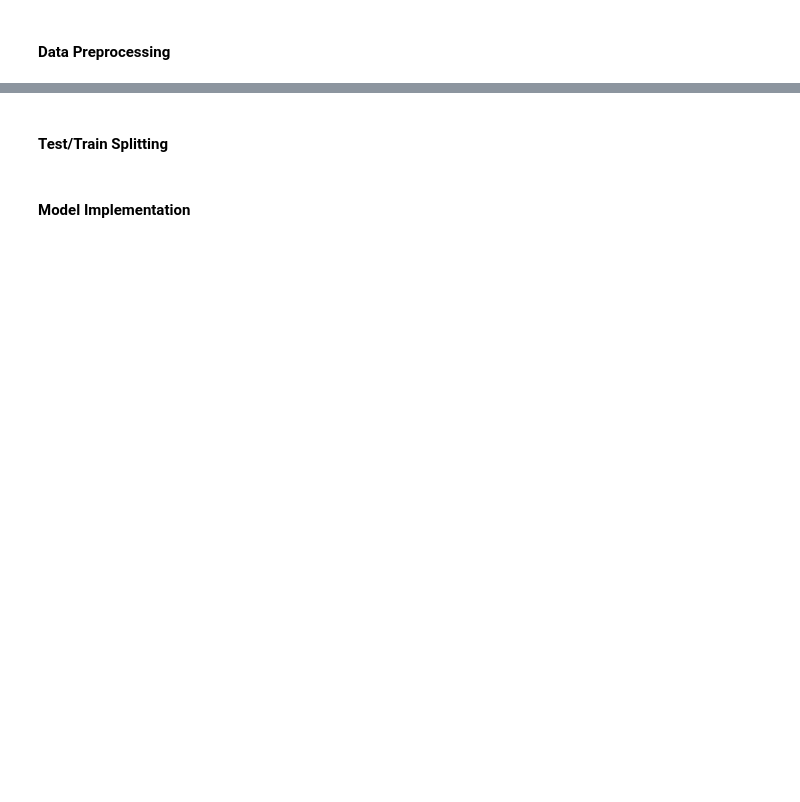
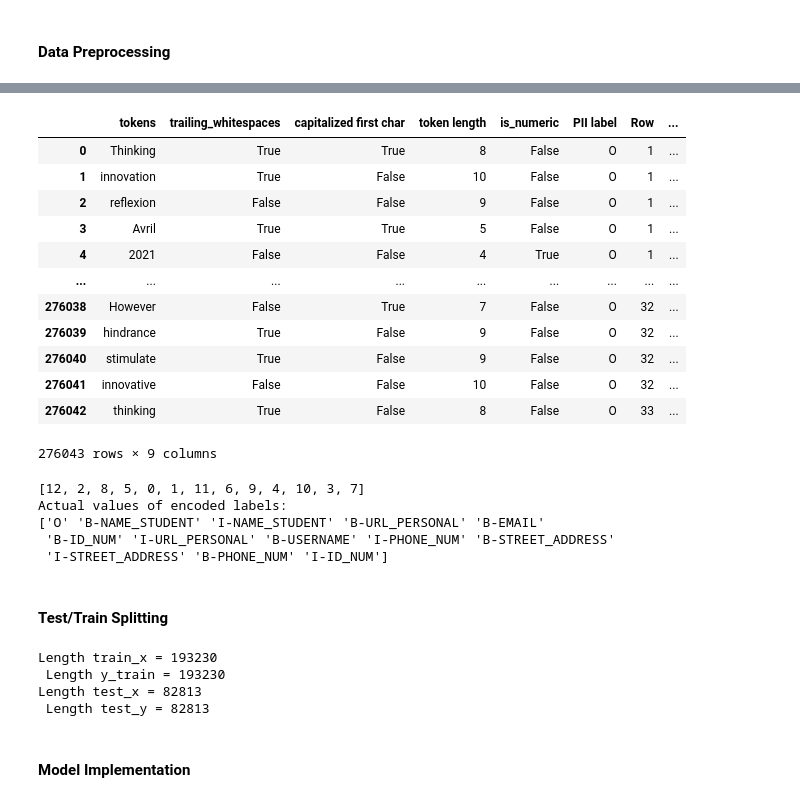
Before and after one commit to vik01/PII-data-detection, a Jupyter notebook: Model 5 - XGBoost/XGBoostModel.ipynb, the cells around one changed output, grey strips where cells are left out. Drawn from its saved outputs; the diff is of its cells as text; code cells hidden in the pictures; blank space fills up the shorter version.

```diff
--- a/Model 5 - XGBoost/XGBoostModel.ipynb
+++ b/Model 5 - XGBoost/XGBoostModel.ipynb
@@ -134,7 +136,7 @@ def engineer_data_for_model(data):
         "capitalized first char": [True if label[0].isupper() else False for label in tokens],
         "token length": [len(token) for token in tokens],
         "is_numeric": [True if token.isnumeric() else False for token in tokens],
-        "PII label": [pii_number_encoding[label] for label in labels],
+        "PII label": labels,
         "Row": rows,
         "Closest PII data": closest_labels
     }
@@ -159,7 +161,7 @@ def engineer_data_for_model(data):
             "capitalized first char": [True if label[0].isupper() else False for label in tokens],
             "token length": [len(token) for token in tokens],
             "is_numeric": [True if token.isnumeric() else False for token in tokens],
-            "PII label": [pii_number_encoding[label] for label in labels],
+            "PII label": labels,
             "Row": rows,
             "Closest PII data": closest_labels
         }
@@ -186,11 +202,12 @@ encoded_tokens
 # %%
-import hashlib
+# import hashlib
 
-hashed_values = [hashlib.sha256(row.tobytes()).hexdigest() for row in encoded_tokens]
+# hashed_values = [hashlib.sha1(row.tobytes()).hexdigest() for row in encoded_tokens]
 
-hashed_integers = [int(hash_val, 16) for hash_val in hashed_values]
+# hashed_integers = [int(hash_val, 16) for hash_val in hashed_values]
+# hashed_integers[0]
 
-data["hashed_tokens"] = hashed_integers
-data.astype({'hashed_tokens': 'int64'})
+# data["hashed_tokens"] = hashed_integers
+# data.astype({'hashed_tokens': 'int64'}).dtypes
 
-data
+# data
@@ -202,3 +214,39 @@ data.dtypes
+# %%
+from sklearn.preprocessing import LabelEncoder
+
+# Multinomial encoding
+le = LabelEncoder()
+data['Y'] = le.fit_transform(data['PII label'])
+data
+# %% [output]
+|  | tokens | trailing_whitespaces | capitalized first char | token length | is_numeric | PII label | Row | ... |
+| 0 | Thinking | True | True | 8 | False | O | 1 | ... |
+| 1 | innovation | True | False | 10 | False | O | 1 | ... |
+| 2 | reflexion | False | False | 9 | False | O | 1 | ... |
+| 3 | Avril | True | True | 5 | False | O | 1 | ... |
+| 4 | 2021 | False | False | 4 | True | O | 1 | ... |
+| ... | ... | ... | ... | ... | ... | ... | ... | ... |
+| 276038 | However | False | True | 7 | False | O | 32 | ... |
+| 276039 | hindrance | True | False | 9 | False | O | 32 | ... |
+| 276040 | stimulate | True | False | 9 | False | O | 32 | ... |
+| 276041 | innovative | False | False | 10 | False | O | 32 | ... |
+| 276042 | thinking | True | False | 8 | False | O | 33 | ... |
+276043 rows × 9 columns
+# %%
+# Get the unique values and print them.
+unique_list = data["Y"].unique().tolist()
+print(unique_list)
+
+# Display the actual values of the encoded labels
+inverse_encoded_classes = le.inverse_transform(unique_list)
+print("Actual values of encoded labels:")
+print(inverse_encoded_classes)
+# %% [output]
+[12, 2, 8, 5, 0, 1, 11, 6, 9, 4, 10, 3, 7]
+Actual values of encoded labels:
+['O' 'B-NAME_STUDENT' 'I-NAME_STUDENT' 'B-URL_PERSONAL' 'B-EMAIL'
+ 'B-ID_NUM' 'I-URL_PERSONAL' 'B-USERNAME' 'I-PHONE_NUM' 'B-STREET_ADDRESS'
+ 'I-STREET_ADDRESS' 'B-PHONE_NUM' 'I-ID_NUM']
 # %% [markdown]
 #### Test/Train Splitting
 # %%
@@ -209,11 +257,16 @@ train_data, test_data = train_test_split(data, test_size=0.1, random_state=42)
 # %%
 # Train data
-y_train = train_data["PII label"].to_numpy()
+y_train = train_data["Y"].to_numpy()
 X_train = train_data.drop(columns=["tokens", "PII label"])
 print(f"Length train_x = {len(X_train)} \n Length y_train = {len(y_train)}")
 
 
 # Test data
-y_test = test_data["PII label"].to_numpy()
+y_test = test_data["Y"].to_numpy()
 X_test = test_data.drop(columns=["tokens", "PII label"])
 print(f"Length test_x = {len(X_test)} \n Length test_y = {len(y_test)}")
+# %% [output]
+Length train_x = 193230
+ Length y_train = 193230
+Length test_x = 82813
+ Length test_y = 82813
```
Also changed, not shown: parts of 9 cells of this notebook.
